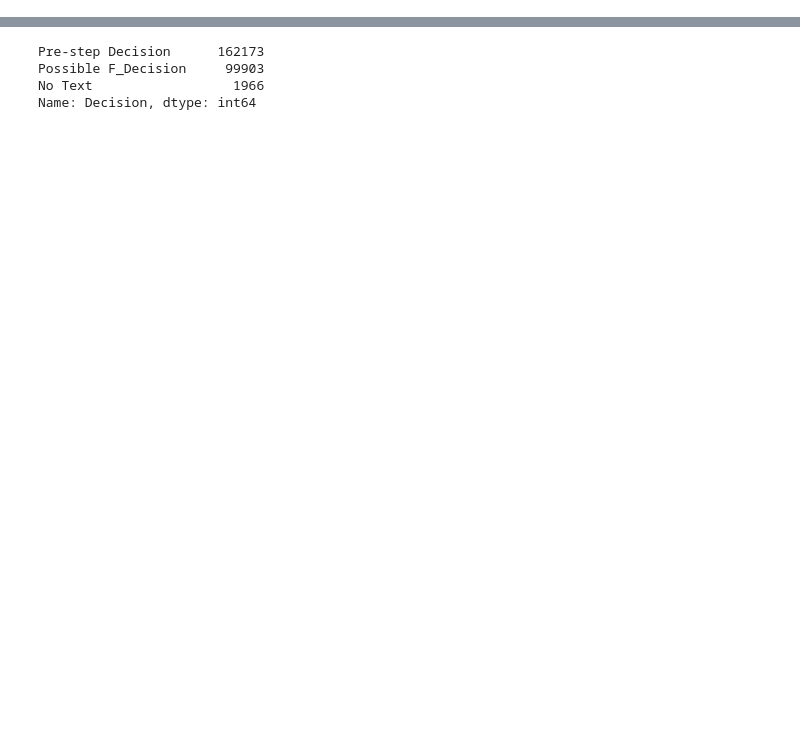
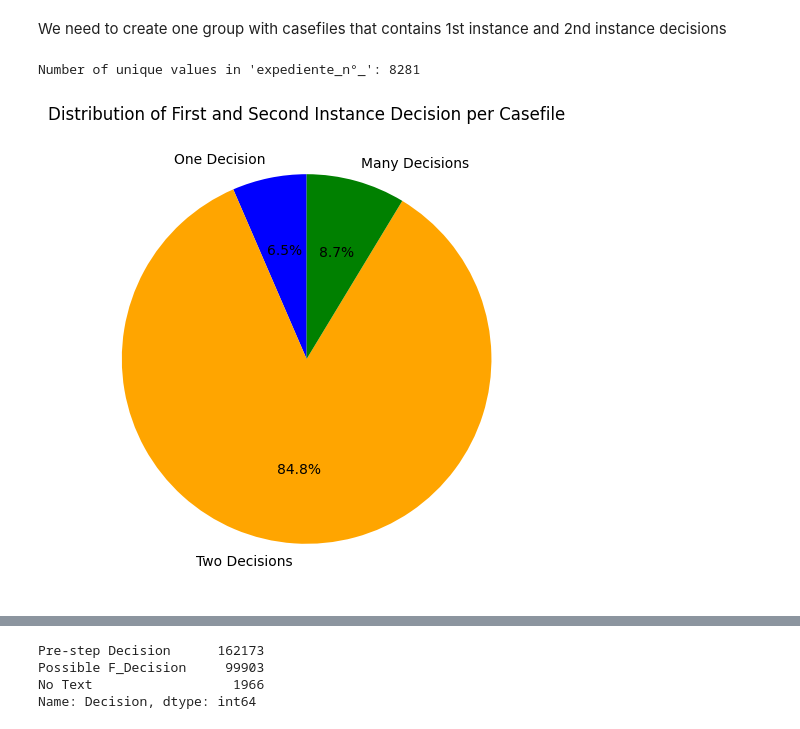
Before and after one commit to pmalca/datasets_iat_project, a Jupyter notebook: algo_v1.ipynb, the cells around one changed output, grey strips where cells are left out. Cells and saved outputs as stored; diff of their text form; code cells hidden in the pictures; blank space fills up the shorter version.

```diff
--- a/algo_v1.ipynb
+++ b/algo_v1.ipynb
@@ -371,0 +166,38 @@ prueba_df = second_filter_df.copy()
+# %% [markdown]
+We need to create one group with casefiles that contains 1st instance and 2nd instance decisions
+# %%
+judgements_2 = filter_vista_cases(judgements_df)
+# %%
+unique_count = judgements_2['expediente_n°_'].nunique()
+
+print("Number of unique values in 'expediente_n°_':", unique_count)
+# %% [output]
+Number of unique values in 'expediente_n°_': 8281
+# %%
+# I expect that, at least, I must have two decisions. First instance decision with its Seccond instance decision.
+
+expediente_counts = judgements_2['expediente_n°_'].value_counts()
+
+# Create three subsets based on the specified criteria
+single_observation = expediente_counts[expediente_counts == 1]
+second_observations = expediente_counts[expediente_counts == 2]
+third_observations = expediente_counts[(expediente_counts >= 3) & (expediente_counts <= 10)]
+
+total_count = len(expediente_counts)
+single_percentage = len(single_observation) / total_count * 100
+second_percentage = len(second_observations) / total_count * 100
+third_percentage = len(third_observations) / total_count * 100
+
+# Plotting
+plt.figure(figsize=(10, 6))
+
+labels = ['One Decision', 'Two Decisions', 'Many Decisions']
+sizes = [single_percentage, second_percentage, third_percentage]
+colors = ['blue', 'orange', 'green']
+
+plt.pie(sizes, labels=labels, colors=colors, autopct='%1.1f%%', startangle=90)
+plt.title('Distribution of First and Second Instance Decision per Casefile')
+
+plt.show()
+# %% [output]
+[figure, added]
```
Also changed, not shown: parts of 75 cells of this notebook, 2 other files.
